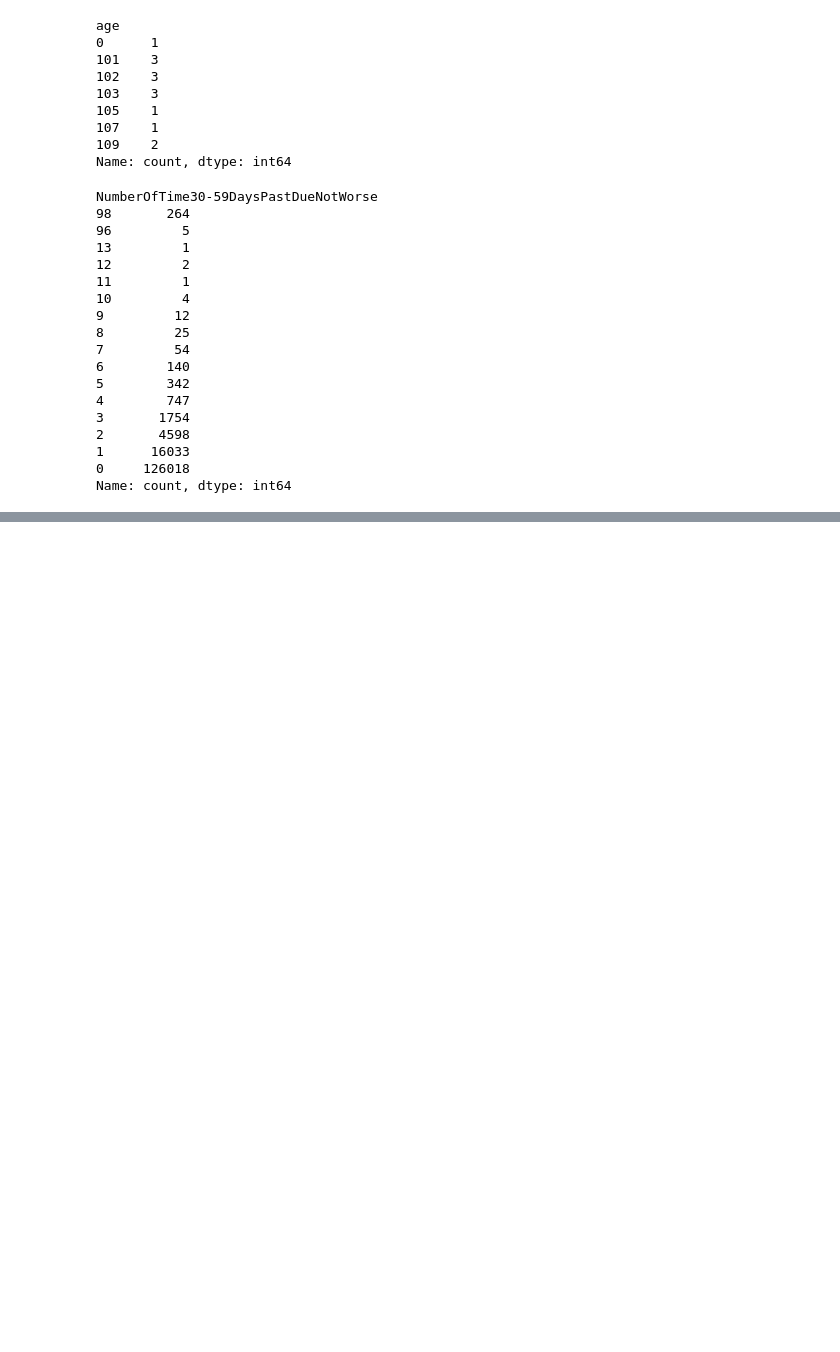
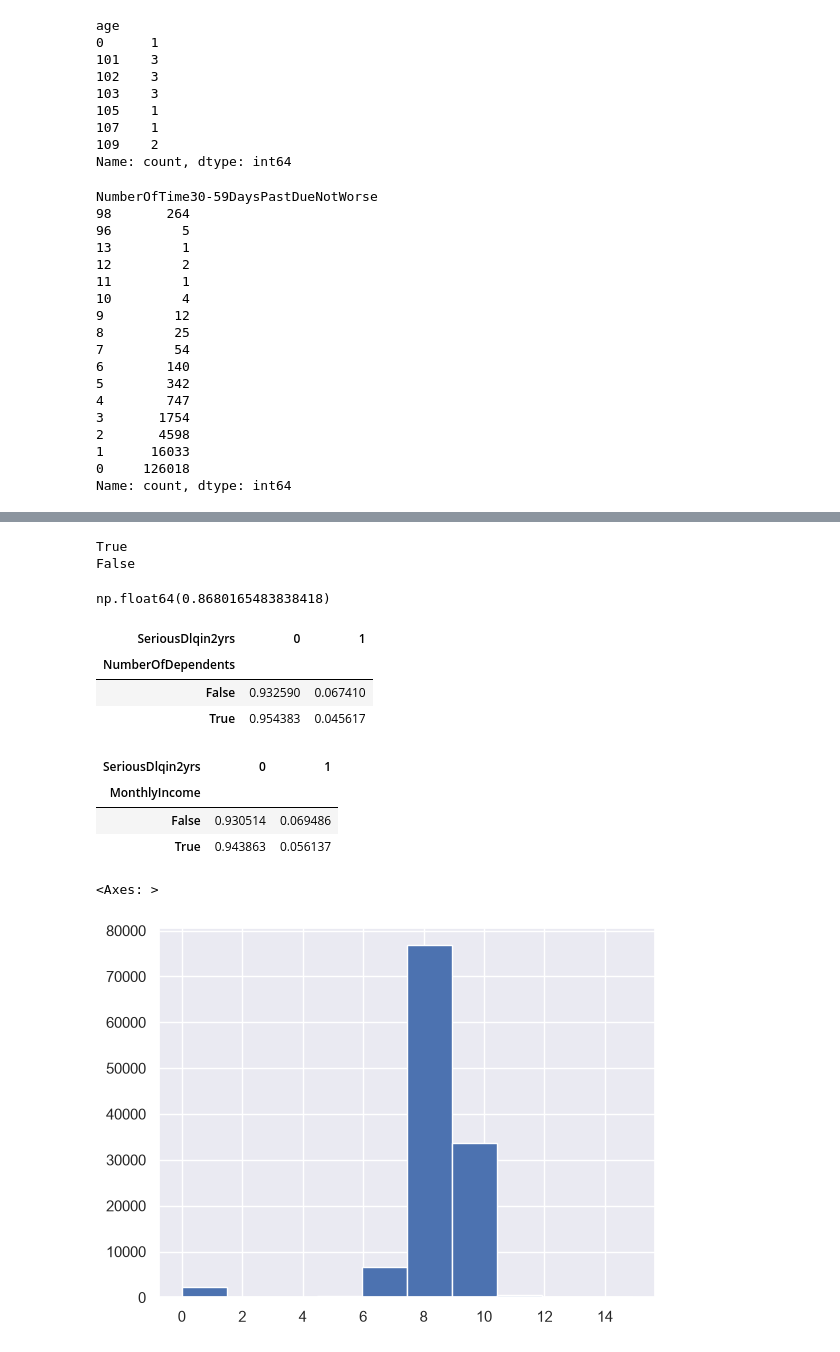
Before and after one commit to LeoDiasTrindade/good-and-bad-payers, a Jupyter notebook: notebooks/01_eda.ipynb, the cells around one changed output, grey strips where cells are left out. Saved outputs shown, nothing was run; the diff lists cells and outputs as text; code cells hidden in the pictures; blank space fills up the shorter version.

```diff
--- a/notebooks/01_eda.ipynb
+++ b/notebooks/01_eda.ipynb
@@ -140,0 +209,47 @@ Name: count, dtype: int64
+# %%
+''' Todos os registros com NumberOfDependents nulos tem MonthlyIncome nulo
+também. O contrário acaba não acontecendo (86% dos registros com MI vazios
+tem NumberOfDependents preenchidos)
+'''
+
+dep_NA = train_df.NumberOfDependents.isna()
+MI_NA = train_df.MonthlyIncome.isna()
+
+print(train_df[dep_NA].MonthlyIncome.isna().all())
+print(train_df[MI_NA].NumberOfDependents.isna().all())
+(1 - train_df[MI_NA].NumberOfDependents.isna()).sum() / len(train_df[MI_NA])
+# %% [output]
+True
+False
+np.float64(0.8680165483838418)
+# %%
+'''O NumberOfDependents não preenchido tem maior tendência para inadimplência
+É preciso criar coluna sinalizando
+'''
+
+pd.crosstab(train_df.NumberOfDependents.isna(), train_df.SeriousDlqin2yrs,
+            normalize='index')
+# %% [output]
+| SeriousDlqin2yrs | 0 | 1 |
+| NumberOfDependents |  |  |
+| False | 0.932590 | 0.067410 |
+| True | 0.954383 | 0.045617 |
+# %%
+'''O MonthlyIncome não preenchido tem maior tendência para inadimplência
+É preciso criar coluna sinalizando
+'''
+
+pd.crosstab(train_df.MonthlyIncome.isna(), train_df.SeriousDlqin2yrs,
+            normalize='index')
+# %% [output]
+| SeriousDlqin2yrs | 0 | 1 |
+| MonthlyIncome |  |  |
+| False | 0.930514 | 0.069486 |
+| True | 0.943863 | 0.056137 |
+# %%
+# Reduzindo cauda longa do MonthlyIncome para visualização
+# dependendo do modelo vale incluir no pipeline
+np.log1p(train_df['MonthlyIncome']).hist()
+# %% [output]
+<Axes: >
+[figure, added]
```
Also changed, not shown: parts of 34 cells of this notebook, 2 other files.
